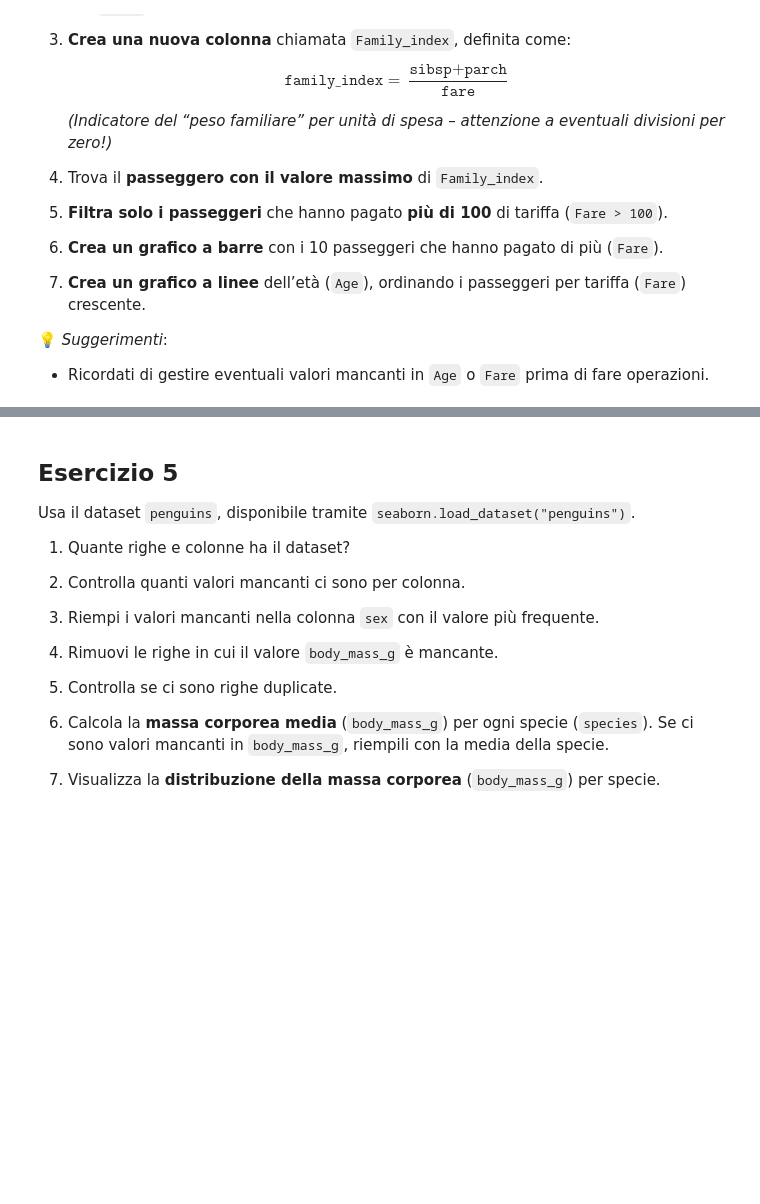
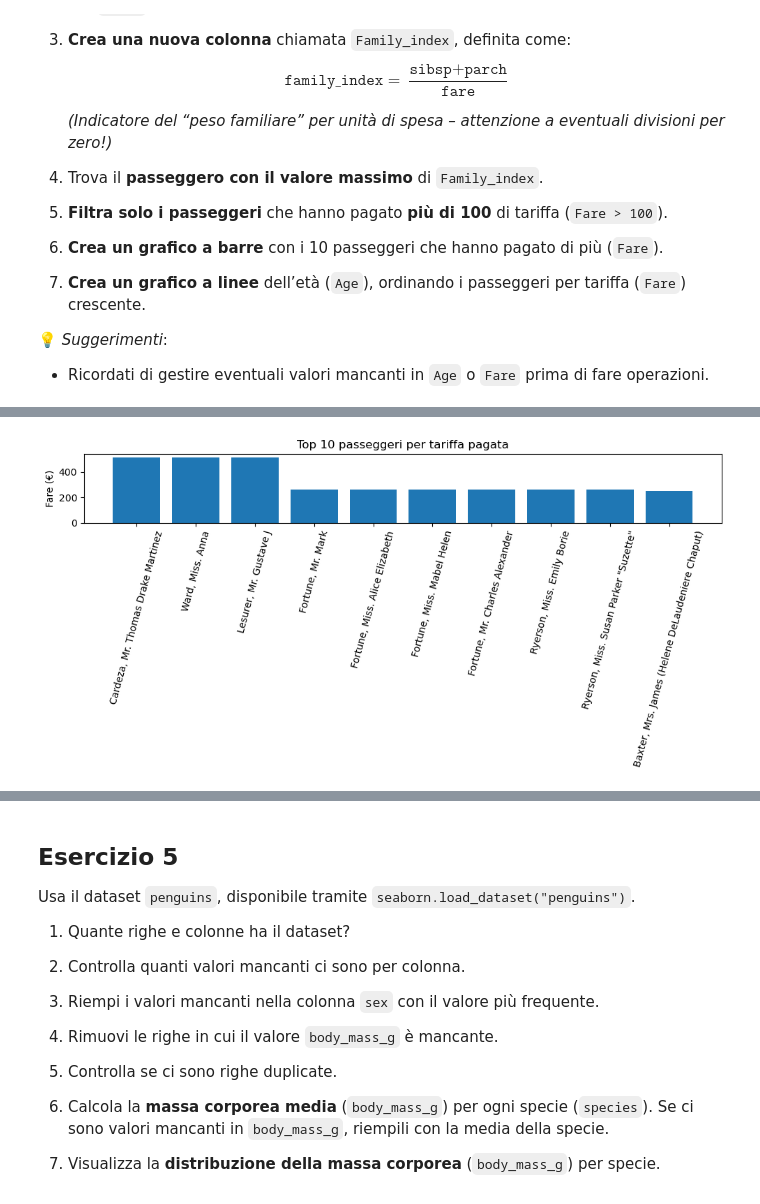
Before and after one commit to michela-roman/ProgrammingLabII, a Jupyter notebook: simulazEsame.ipynb, the cells around one changed output, grey strips where cells are left out. Saved outputs shown, nothing was run; the diff lists cells and outputs as text; code cells hidden in the pictures; blank space fills up the shorter version.

Commit message:
Primi quattro esercizi della simulazione

```diff
--- a/simulazEsame.ipynb
+++ b/simulazEsame.ipynb
@@ -193,0 +219,4 @@ Esegui un’analisi esplorativa sui dati dei passeggeri, focalizzandoti su tarif
+# %%
+url = "https://raw.githubusercontent.com/datasciencedojo/datasets/master/titanic.csv"
+df = pd.read_csv(url)
+print(df.head(10))
@@ -193,0 +241,5 @@ Esegui un’analisi esplorativa sui dati dei passeggeri, focalizzandoti su tarif
+# %%
+df = df.dropna(subset=['Fare', 'Age'])
+# %%
+# Visualizza i primi 10 passeggeri ordinati per tariffa pagata (`Fare`), dal più alto al più basso.
+prime_dieci = df.sort_values(by = 'Fare', ascending = False).head(10)
@@ -193,0 +311,11 @@ Esegui un’analisi esplorativa sui dati dei passeggeri, focalizzandoti su tarif
+# %%
+# Crea un grafico a barre con i 10 passeggeri che hanno pagato di più (`Fare`).
+plt.figure(figsize=(10, 5))
+plt.bar(prime_dieci['Name'], prime_dieci['Fare'])
+plt.title("Top 10 passeggeri per tariffa pagata")
+plt.ylabel("Fare (€)")
+plt.xticks(rotation=75)
+plt.tight_layout()
+plt.show()
+# %% [output]
+[figure, added]
```
Also changed, not shown: parts of 12 cells of this notebook.
